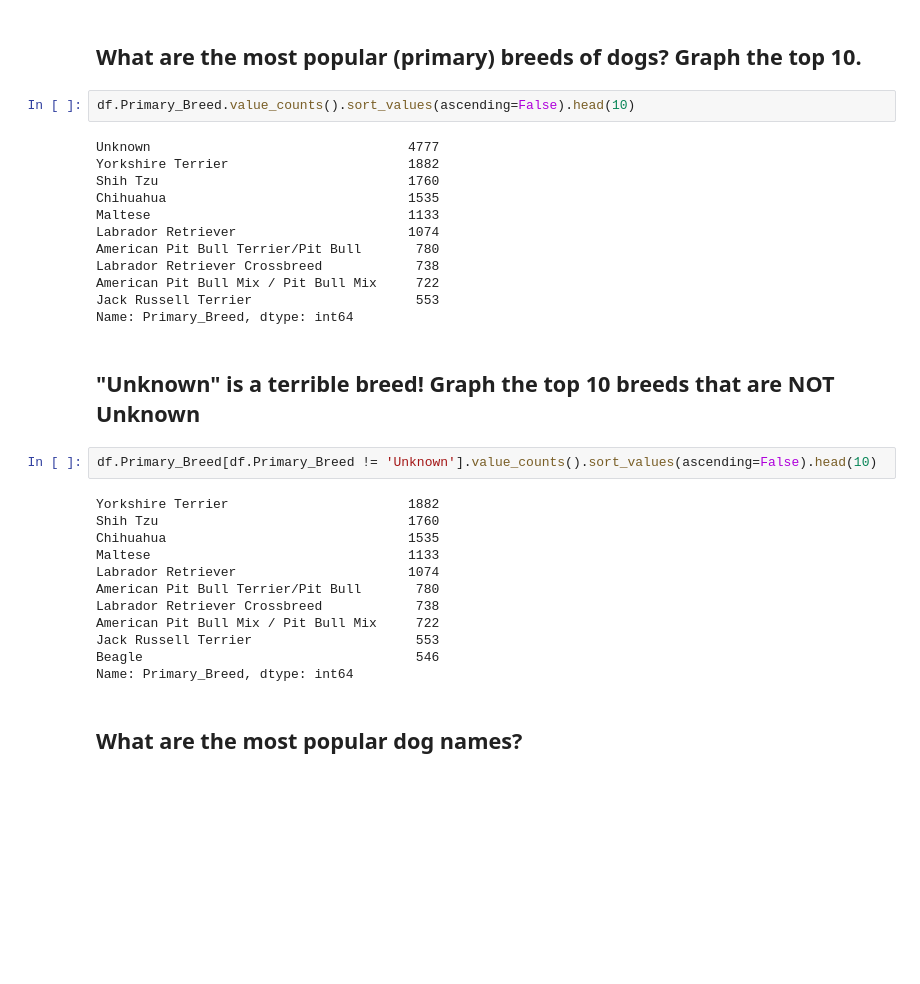
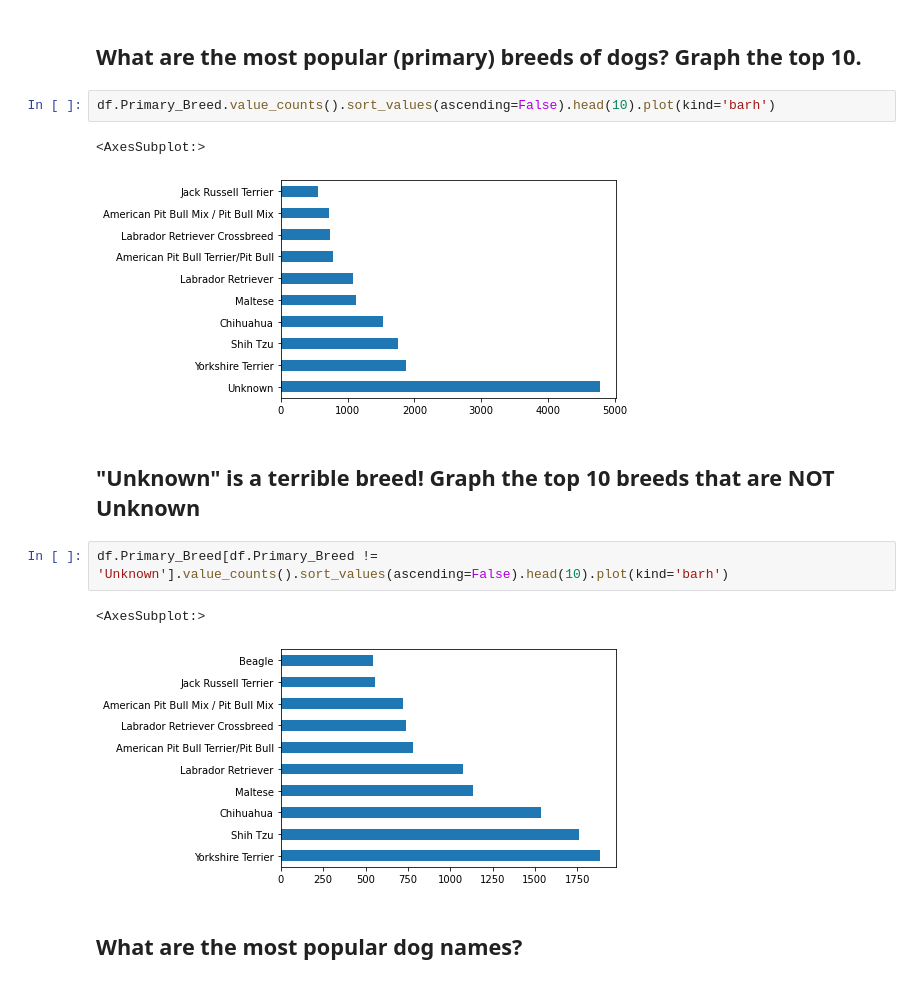
Before and after one commit to alyssalukpat/foundations_homework, a Jupyter notebook: 06-homework/dogs/Dataset TWO - Dogs.ipynb, the cells around one changed output. Cells and saved outputs as stored; diff of their text form; blank space fills up the shorter version.

```diff
--- a/06-homework/dogs/Dataset TWO - Dogs.ipynb
+++ b/06-homework/dogs/Dataset TWO - Dogs.ipynb
@@ -67,35 +67,17 @@ Think of four questions you could ask this dataset. **Don't ask them**, just wri
 # %% [markdown]
 ## What are the most popular (primary) breeds of dogs? Graph the top 10.
 # %%
-df.Primary_Breed.value_counts().sort_values(ascending=False).head(10)
+df.Primary_Breed.value_counts().sort_values(ascending=False).head(10).plot(kind='barh')
 # %% [output]
-Unknown                                 4777
-Yorkshire Terrier                       1882
-Shih Tzu                                1760
-Chihuahua                               1535
-Maltese                                 1133
-Labrador Retriever                      1074
-American Pit Bull Terrier/Pit Bull       780
-Labrador Retriever Crossbreed            738
-American Pit Bull Mix / Pit Bull Mix     722
-Jack Russell Terrier                     553
-Name: Primary_Breed, dtype: int64
+<AxesSubplot:>
+[figure, added]
 # %% [markdown]
 ## "Unknown" is a terrible breed! Graph the top 10 breeds that are NOT Unknown
 # %%
-df.Primary_Breed[df.Primary_Breed != 'Unknown'].value_counts().sort_values(ascending=False).head(10)
+df.Primary_Breed[df.Primary_Breed != 'Unknown'].value_counts().sort_values(ascending=False).head(10).plot(kind='barh')
 # %% [output]
-Yorkshire Terrier                       1882
-Shih Tzu                                1760
-Chihuahua                               1535
-Maltese                                 1133
-Labrador Retriever                      1074
-American Pit Bull Terrier/Pit Bull       780
-Labrador Retriever Crossbreed            738
-American Pit Bull Mix / Pit Bull Mix     722
-Jack Russell Terrier                     553
-Beagle                                   546
-Name: Primary_Breed, dtype: int64
+<AxesSubplot:>
+[figure, added]
 # %% [markdown]
 ## What are the most popular dog names?
 # %%
```
Also changed, not shown: parts of 1 cell of this notebook.
